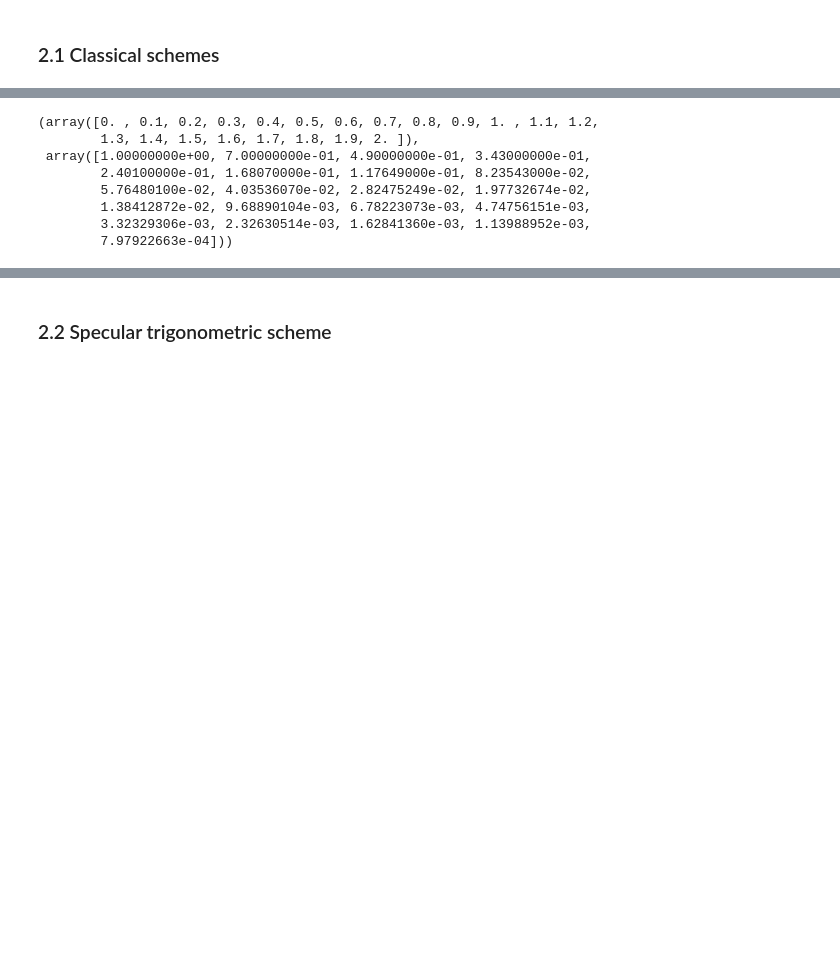
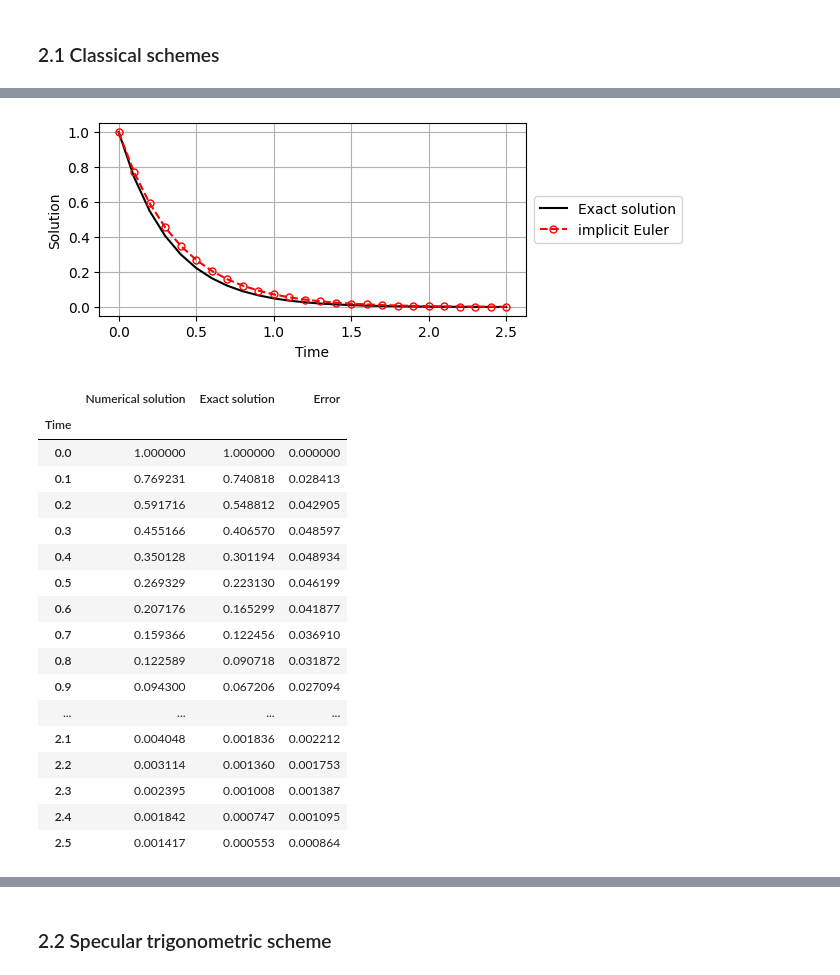
Before and after one commit to kyjung2357/specular-differentiation, a Jupyter notebook: docs/2. Numerical ordinary differential equations.ipynb, the cells around one changed output, grey strips where cells are left out. Saved outputs shown, nothing was run; the diff lists cells and outputs as text; code cells hidden in the pictures; blank space fills up the shorter version.

```diff
--- a/docs/2. Numerical ordinary differential equations.ipynb
+++ b/docs/2. Numerical ordinary differential equations.ipynb
@@ -16,14 +43,22 @@ specular.ode.solver.classical_scheme(F=F, u_0=1.0, t_0=0.0, T=2.0, h=0.1, scheme
 # %%
-def F(t, u):
-    return -3*u
-
-specular.ode.solver.classical_scheme(F=F, u_0=1.0, t_0=0.0, T=2.0, h=0.1, scheme="Explicit Euler").values()
+specular.ode.solver.classical_scheme(F, t_0=t_0, u_0=u_0, T=T, h=h, scheme="implicit Euler").visualization(exact_sol=exact_sol).table(exact_sol=exact_sol)
 # %% [output]
-(array([0. , 0.1, 0.2, 0.3, 0.4, 0.5, 0.6, 0.7, 0.8, 0.9, 1. , 1.1, 1.2,
-        1.3, 1.4, 1.5, 1.6, 1.7, 1.8, 1.9, 2. ]),
- array([1.00000000e+00, 7.00000000e-01, 4.90000000e-01, 3.43000000e-01,
-        2.40100000e-01, 1.68070000e-01, 1.17649000e-01, 8.23543000e-02,
-        5.76480100e-02, 4.03536070e-02, 2.82475249e-02, 1.97732674e-02,
-        1.38412872e-02, 9.68890104e-03, 6.78223073e-03, 4.74756151e-03,
-        3.32329306e-03, 2.32630514e-03, 1.62841360e-03, 1.13988952e-03,
-        7.97922663e-04]))
+[figure, added]
+|  | Numerical solution | Exact solution | Error |
+| Time |  |  |  |
+| 0.0 | 1.000000 | 1.000000 | 0.000000 |
+| 0.1 | 0.769231 | 0.740818 | 0.028413 |
+| 0.2 | 0.591716 | 0.548812 | 0.042905 |
+| 0.3 | 0.455166 | 0.406570 | 0.048597 |
+| 0.4 | 0.350128 | 0.301194 | 0.048934 |
+| 0.5 | 0.269329 | 0.223130 | 0.046199 |
+| 0.6 | 0.207176 | 0.165299 | 0.041877 |
+| 0.7 | 0.159366 | 0.122456 | 0.036910 |
+| 0.8 | 0.122589 | 0.090718 | 0.031872 |
+| 0.9 | 0.094300 | 0.067206 | 0.027094 |
+| ... | ... | ... | ... |
+| 2.1 | 0.004048 | 0.001836 | 0.002212 |
+| 2.2 | 0.003114 | 0.001360 | 0.001753 |
+| 2.3 | 0.002395 | 0.001008 | 0.001387 |
+| 2.4 | 0.001842 | 0.000747 | 0.001095 |
+| 2.5 | 0.001417 | 0.000553 | 0.000864 |
```
Also changed, not shown: parts of 7 cells of this notebook, 2 other files.
